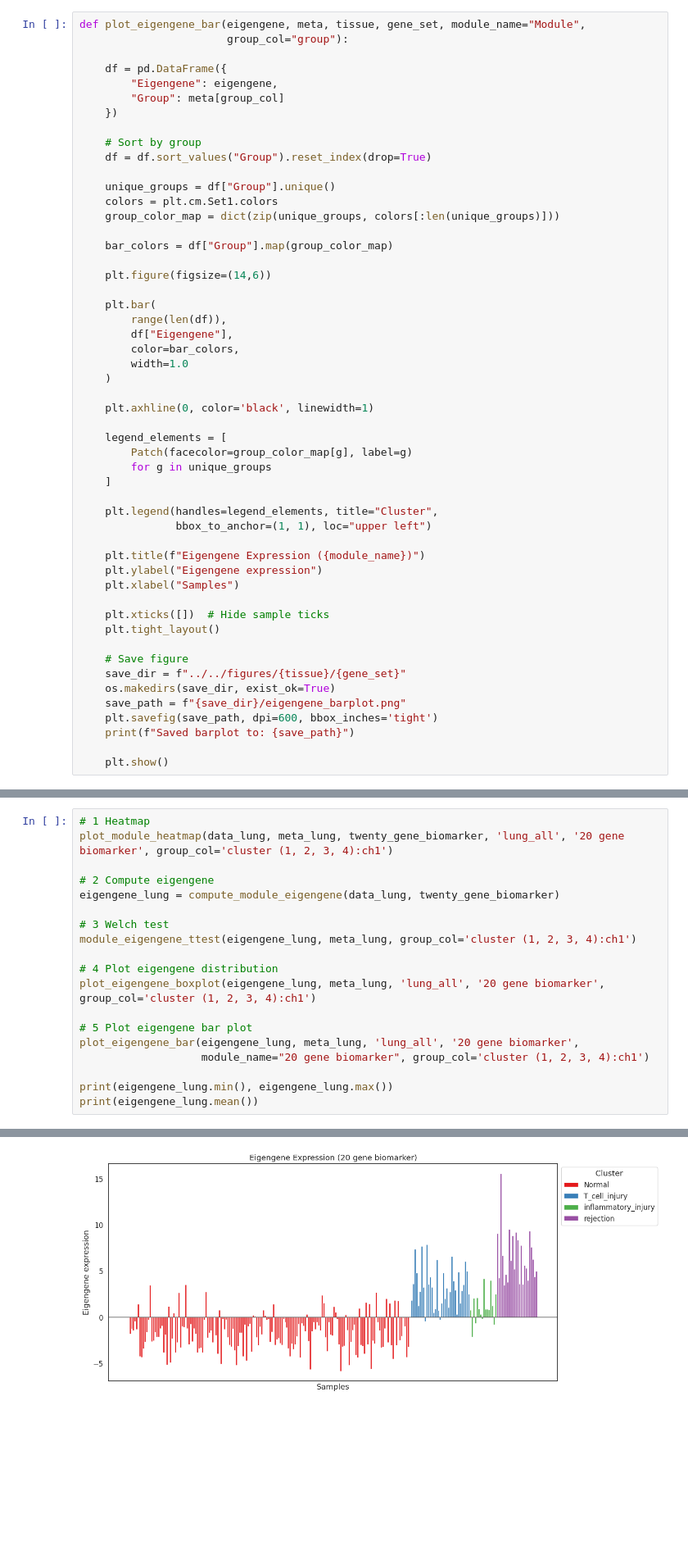
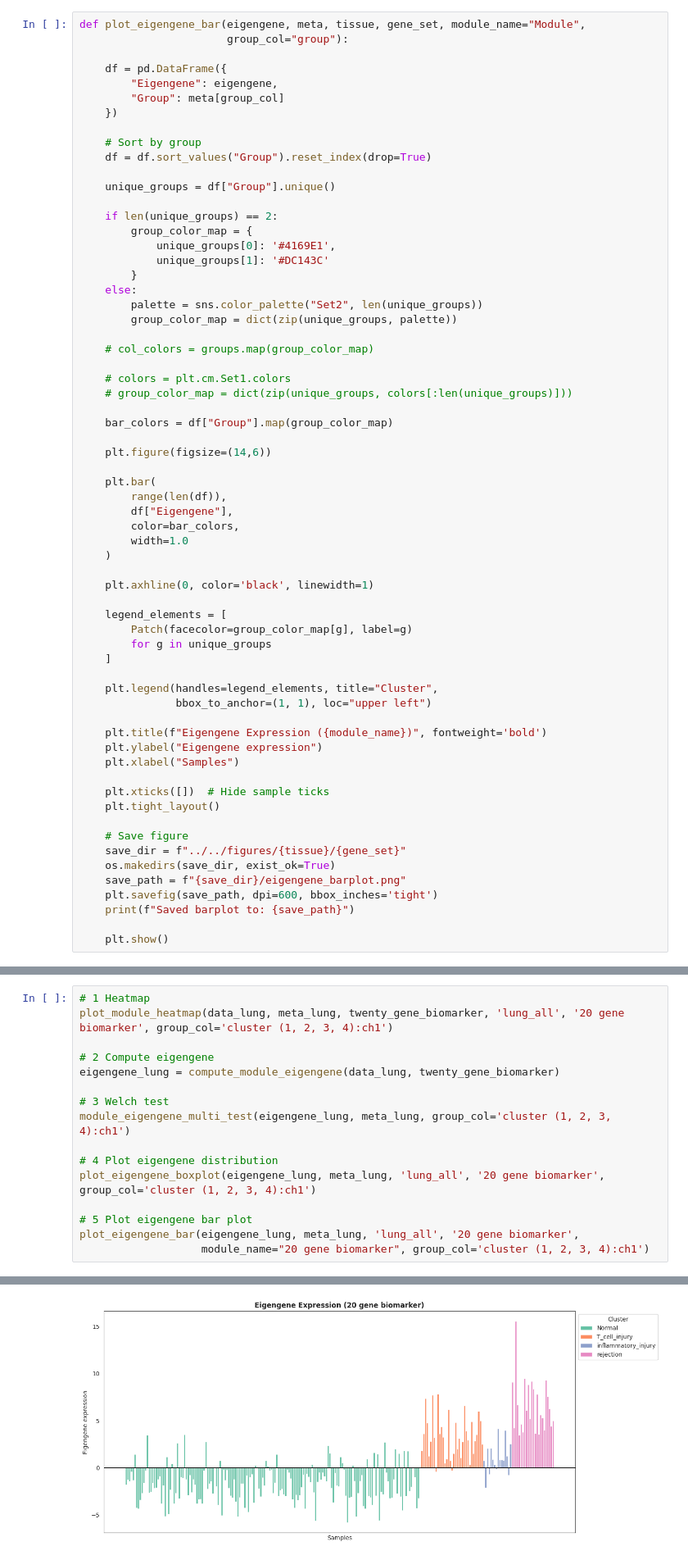
Before and after one commit to Poorvi-HC/Cross-Organ-Transplantation, a Jupyter notebook: src/ML/validation.ipynb, the cells around one changed output, grey strips where cells are left out. Shown at 82% size. Drawn from its saved outputs; the diff is of its cells as text; blank space fills up the shorter version.

Commit message:
added multi-test

```diff
--- a/src/ML/validation.ipynb
+++ b/src/ML/validation.ipynb
@@ -684,8 +732,20 @@ def plot_eigengene_bar(eigengene, meta, tissue, gene_set, module_name="Module",
     df = df.sort_values("Group").reset_index(drop=True)
 
     unique_groups = df["Group"].unique()
-    colors = plt.cm.Set1.colors
-    group_color_map = dict(zip(unique_groups, colors[:len(unique_groups)]))
+
+    if len(unique_groups) == 2:
+        group_color_map = {
+            unique_groups[0]: '#4169E1',
+            unique_groups[1]: '#DC143C'
+        }
+    else:
+        palette = sns.color_palette("Set2", len(unique_groups))
+        group_color_map = dict(zip(unique_groups, palette))
+
+    # col_colors = groups.map(group_color_map)
+
+    # colors = plt.cm.Set1.colors
+    # group_color_map = dict(zip(unique_groups, colors[:len(unique_groups)]))
 
     bar_colors = df["Group"].map(group_color_map)
 
@@ -708,7 +768,7 @@ def plot_eigengene_bar(eigengene, meta, tissue, gene_set, module_name="Module",
     plt.legend(handles=legend_elements, title="Cluster",
                bbox_to_anchor=(1, 1), loc="upper left")
 
-    plt.title(f"Eigengene Expression ({module_name})")
+    plt.title(f"Eigengene Expression ({module_name})", fontweight='bold')
     plt.ylabel("Eigengene expression")
     plt.xlabel("Samples")
 
@@ -830,7 +890,7 @@ plot_module_heatmap(data_lung, meta_lung, twenty_gene_biomarker, 'lung_all', '20
 eigengene_lung = compute_module_eigengene(data_lung, twenty_gene_biomarker)
 
 # 3 Welch test
-module_eigengene_ttest(eigengene_lung, meta_lung, group_col='cluster (1, 2, 3, 4):ch1')
+module_eigengene_multi_test(eigengene_lung, meta_lung, group_col='cluster (1, 2, 3, 4):ch1')
 
 # 4 Plot eigengene distribution
 plot_eigengene_boxplot(eigengene_lung, meta_lung, 'lung_all', '20 gene biomarker', group_col='cluster (1, 2, 3, 4):ch1')
@@ -838,8 +898,5 @@ plot_eigengene_boxplot(eigengene_lung, meta_lung, 'lung_all', '20 gene biomarker
 # 5 Plot eigengene bar plot
 plot_eigengene_bar(eigengene_lung, meta_lung, 'lung_all', '20 gene biomarker',
                    module_name="20 gene biomarker", group_col='cluster (1, 2, 3, 4):ch1')
-
-print(eigengene_lung.min(), eigengene_lung.max())
-print(eigengene_lung.mean())
 # %% [output]
 Saved heatmap to: ../../figures/lung_all/20 gene biomarker/heatmap.png
@@ -854,2 +922,2 @@ Saved boxplot to: ../../figures/lung_all/20 gene biomarker/eigengene_boxplot.png
 Saved barplot to: ../../figures/lung_all/20 gene biomarker/eigengene_barplot.png
-[figure, old version]
+[figure, new version]
```
Also changed, not shown: parts of 8 cells of this notebook, 21 other files.
